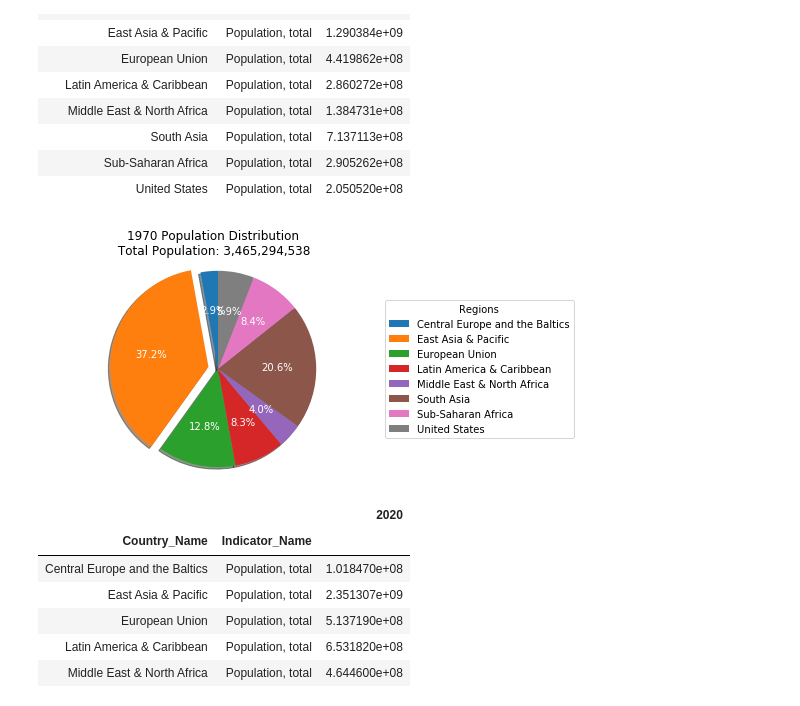
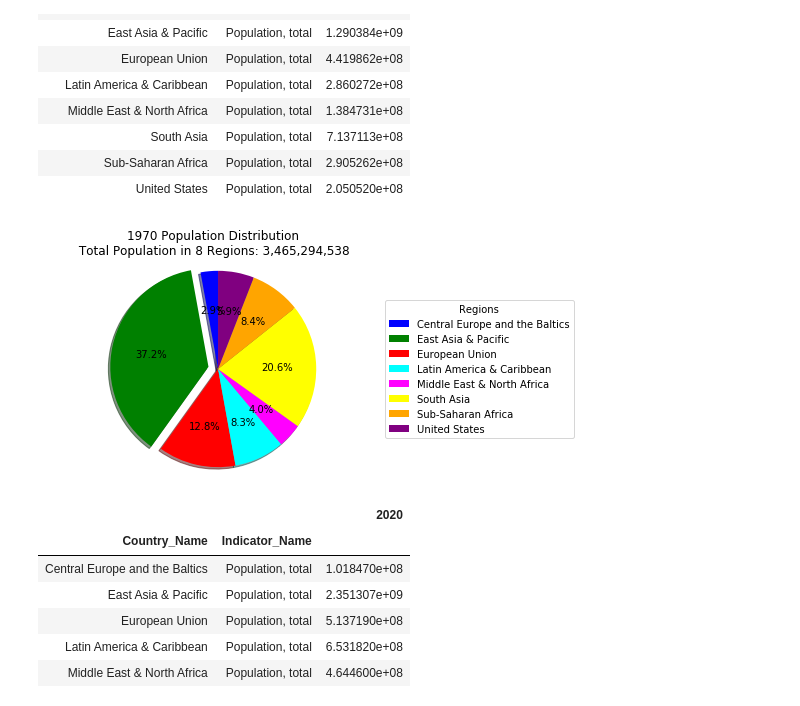
Before and after one commit to theriotn95/populations_project, a Jupyter notebook: Mika_Nagamine.ipynb, the cells around one changed output. Drawn from its saved outputs; the diff is of its cells as text; code cells hidden in the pictures.

```diff
--- a/Mika_Nagamine.ipynb
+++ b/Mika_Nagamine.ipynb
@@ -168,30 +199,31 @@ percentage_pop70
 # %%
 # Generate pie chart - 1970
 pies = ["Central Europe and the Baltics", "East Asia & Pacific", "European Union", "Latin America & Caribbean",
         "Middle East & North Africa", "South Asia", "Sub-Saharan Africa", "United States"]
 pie_pop = [9.913455e+07,1.290384e+09,4.419862e+08,2.860272e+08,
            1.384731e+08,7.137113e+08,2.905262e+08,2.050520e+08]
 explode = (0,0.1,0,0,0,0,0,0)
+colors = ["blue", "green", "red", "cyan", "magenta", "yellow", "orange", "purple"]
 
 fig1, ax1 = plt.subplots()
-ax1.pie(pie_pop, explode=explode, autopct='%1.1f%%', textprops=dict(color="w"),
+ax1.pie(pie_pop, explode=explode, autopct='%1.1f%%', textprops=dict(color="black"), colors=colors,
         shadow=True, startangle=90)
 
 ax1.legend(pies,
           title="Regions",
           loc="center left",
           bbox_to_anchor=(1, 0, 0.5, 1))
 
 ax1.axis('equal')  # Equal aspect ratio ensures that pie is drawn as a circle.
 
 
-ax1.set_title(f"1970 Population Distribution\n Total Population: {total_pop70:,.0f}")
+ax1.set_title(f"1970 Population Distribution\n Total Population in 8 Regions: {total_pop70:,.0f}")
 
 plt.savefig("/Users/mikan/Documents/Data Science Bootcamp/populations_project/Pie1970.png")
 
 plt.show()
 # %% [output]
-[figure, old version]
+[figure, new version]
 # %%
 percentage_pop20 = data2020_df3.groupby(["Country_Name", "Indicator_Name"]).sum()
 percentage_pop20
```
Also changed, not shown: parts of 10 cells of this notebook, 3 other files.
